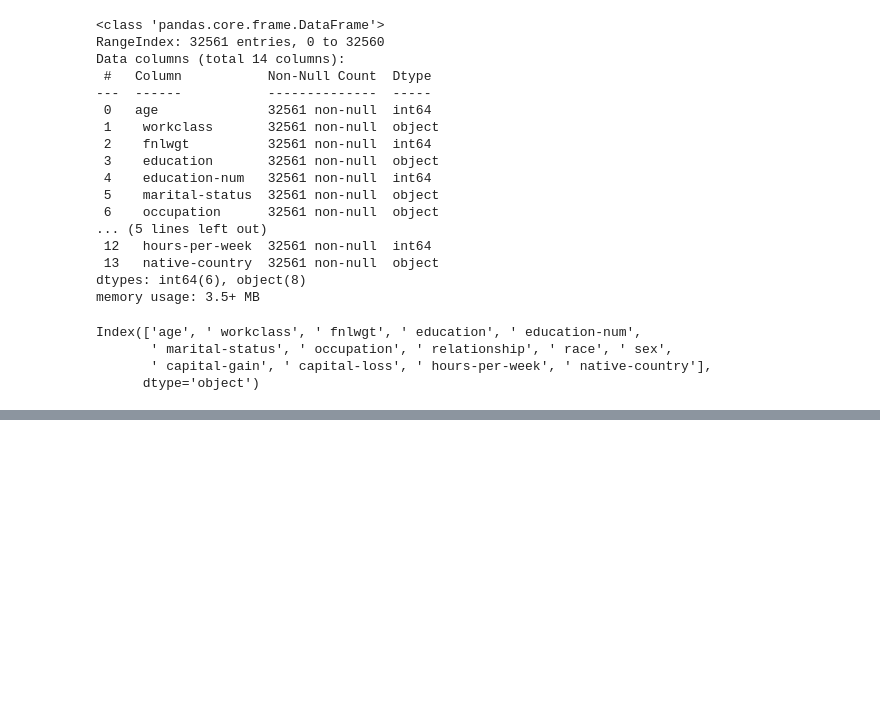
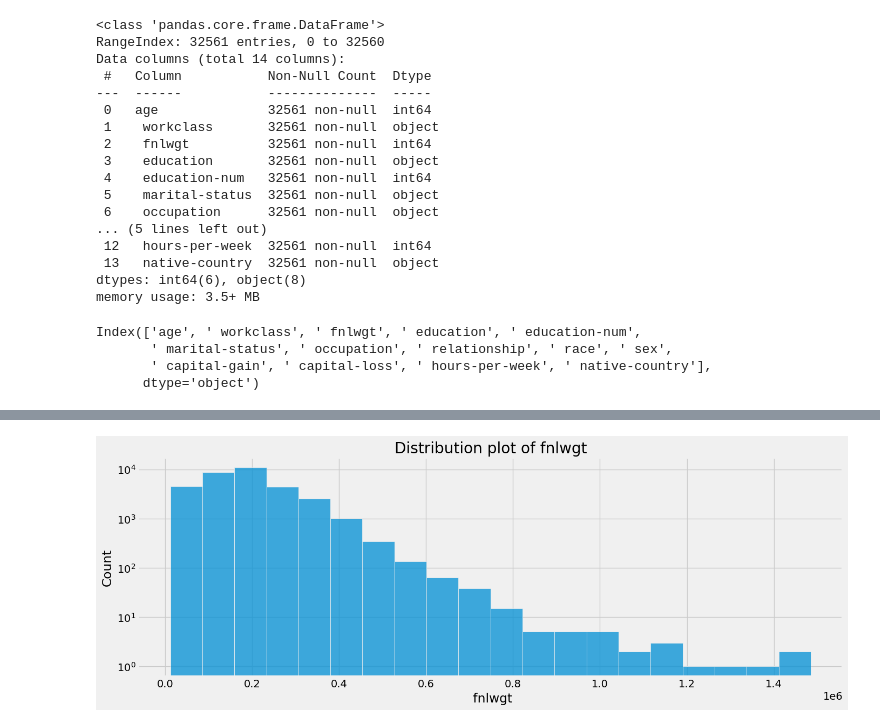
Before and after one commit to dikiogres/income-clustering, a Jupyter notebook: notebooks/main.ipynb, the cells around one changed output, grey strips where cells are left out. Cells and saved outputs as stored; diff of their text form; code cells hidden in the pictures; blank space fills up the shorter version.

```diff
--- a/notebooks/main.ipynb
+++ b/notebooks/main.ipynb
@@ -87,0 +129,9 @@ Index(['age', ' workclass', ' fnlwgt', ' education', ' education-num',
+# %%
+plt.figure(1 , figsize = (15 , 5))
+g = sns.histplot(df[' fnlwgt'] , bins = 20)
+g.bar_label(g.containers[0])
+g.set_yscale('log')
+plt.title('Distribution plot of fnlwgt')
+plt.show()
+# %% [output]
+[figure, added]
```
Also changed, not shown: parts of 15 cells of this notebook.
